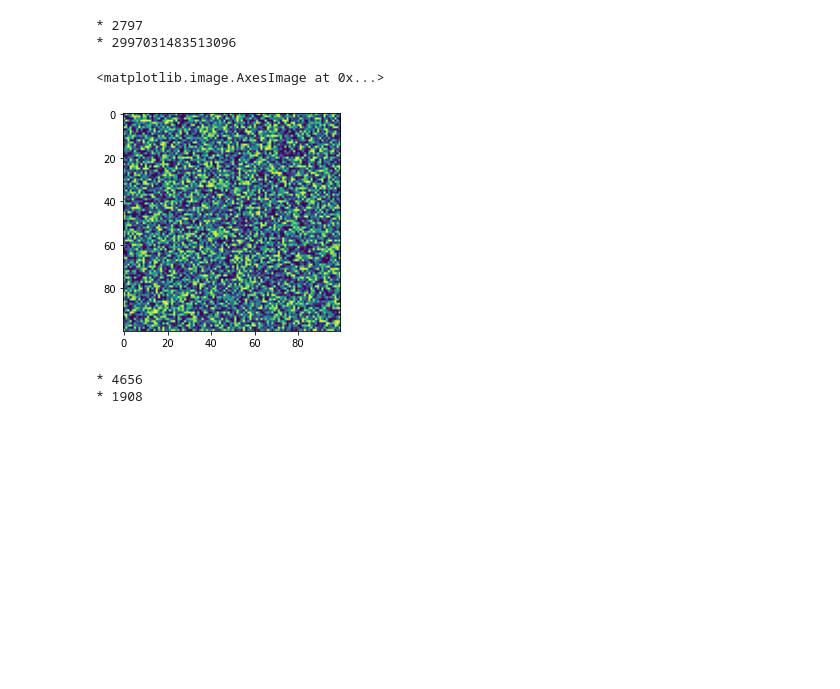
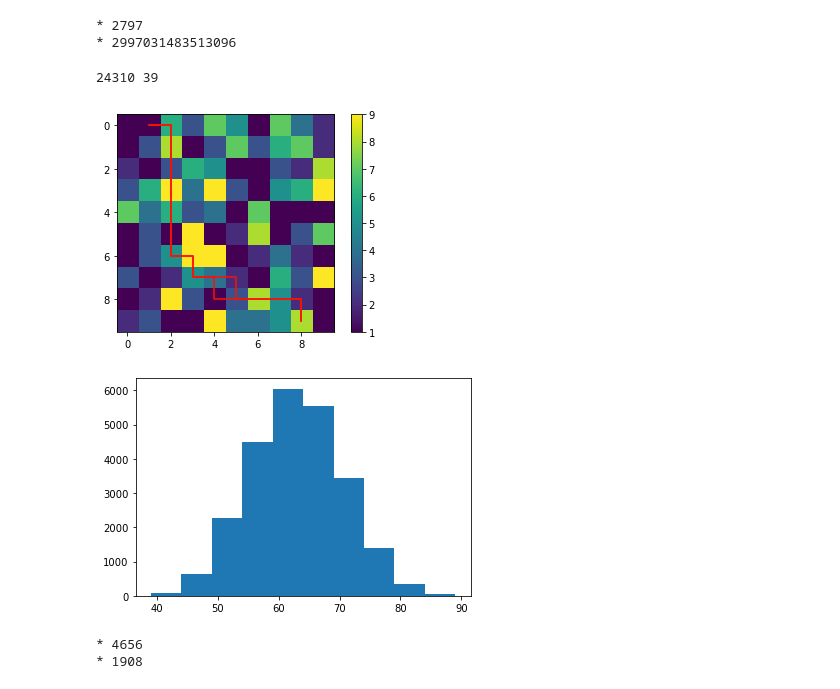
Before and after one commit to xtotdam/adventofcode2021, a Jupyter notebook: AoC 2021.ipynb, the cells around one changed output. Saved outputs shown, nothing was run; the diff lists cells and outputs as text; code cells hidden in the pictures; blank space fills up the shorter version.

```diff
--- a/AoC 2021.ipynb
+++ b/AoC 2021.ipynb
@@ -763,14 +753,46 @@ for steps in [10, 40]:
 * 2997031483513096
 # %%
 # 15
-src = readlines(15)
+src = '''\
+1163751742
+1381373672
+2136511328
+3694931569
+7463417111
+1319128137
+1359912421
+3125421639
+1293138521
+2311944581'''.split('\n')
+# src = readlines(15)
 
 src = np.array([list(x) for x in src], dtype=int)
+s = src.shape[0] - 1
 
-plt.imshow(src)
+im = plt.imshow(src)
+plt.colorbar(im)
+
+c = np.zeros((2*s-1, 2), dtype=int)
+risks = list()
+i = 0
+for x in tqdm(itertools.combinations(list(range(2*s - 1)), s), total=48620):
+    i += 1
+    c[:,:] = [1,0]
+    c[x,:] = [0,1]
+    c = np.cumsum(c, axis=0)
+    total_risk = src[(c[:,0], c[:,1])].sum()
+    risks.append(total_risk)
+    if total_risk < 40:
+        plt.plot(*c.T, c=plt.get_cmap('hot')(total_risk/100))
+
+print(i, min(risks))
+plt.show()
+plt.hist(risks)
+plt.show()
 # %% [output]
-<matplotlib.image.AxesImage at 0x...>
+24310 39
-[figure, old version]
+[figure, new version]
+[figure, added]
 # %%
 # 17
 src = ((20, 30), (-10, -5))
```
Also changed, not shown: parts of 3 cells of this notebook, 1 other file.
